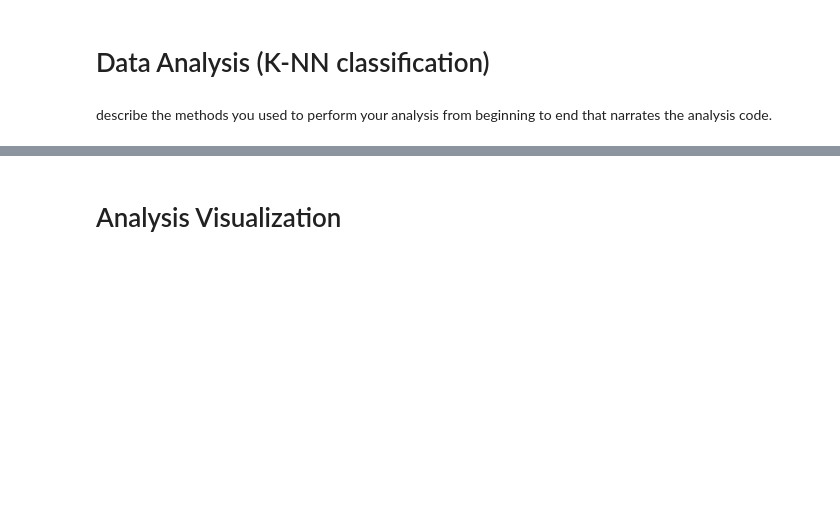
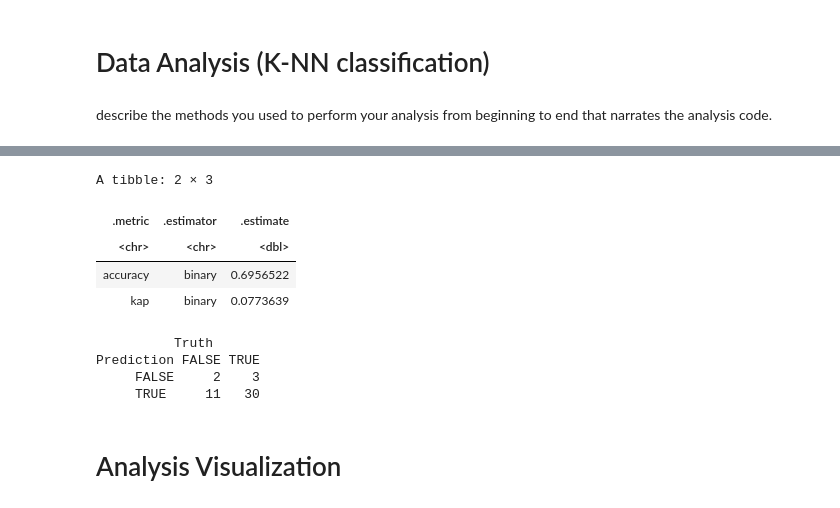
Before and after one commit to ilin27/dsci-100-group-project, a Jupyter notebook: final_project_report_group_7.ipynb, the cells around one changed output, grey strips where cells are left out. Drawn from its saved outputs; the diff is of its cells as text; code cells hidden in the pictures; blank space fills up the shorter version.

```diff
--- a/final_project_report_group_7.ipynb
+++ b/final_project_report_group_7.ipynb
@@ -324,3 +338,25 @@ knn_metrics <- collect_metrics(knn_tune)
+# %%
+# use the trained model to predict labels for the test set
+players_pred <- predict(knn_fit, new_data = players_test)
+
+# combine predictions with test data
+players_results <- bind_cols(players_test, players_pred)
+
+# calculate the accuracy
+metrics(players_results, truth = subscribe, estimate = .pred_class)
+
+# confusion matrix
+conf_mat(players_results, truth = subscribe, estimate = .pred_class)
+# %% [output]
+A tibble: 2 × 3
+| .metric | .estimator | .estimate |
+| <chr> | <chr> | <dbl> |
+| accuracy | binary | 0.6956522 |
+| kap | binary | 0.0773639 |
+          Truth
+Prediction FALSE TRUE
+     FALSE     2    3
+     TRUE     11   30
 # %% [markdown]
 # Analysis Visualization
 # %%
```
Also changed, not shown: parts of 4 cells of this notebook.
